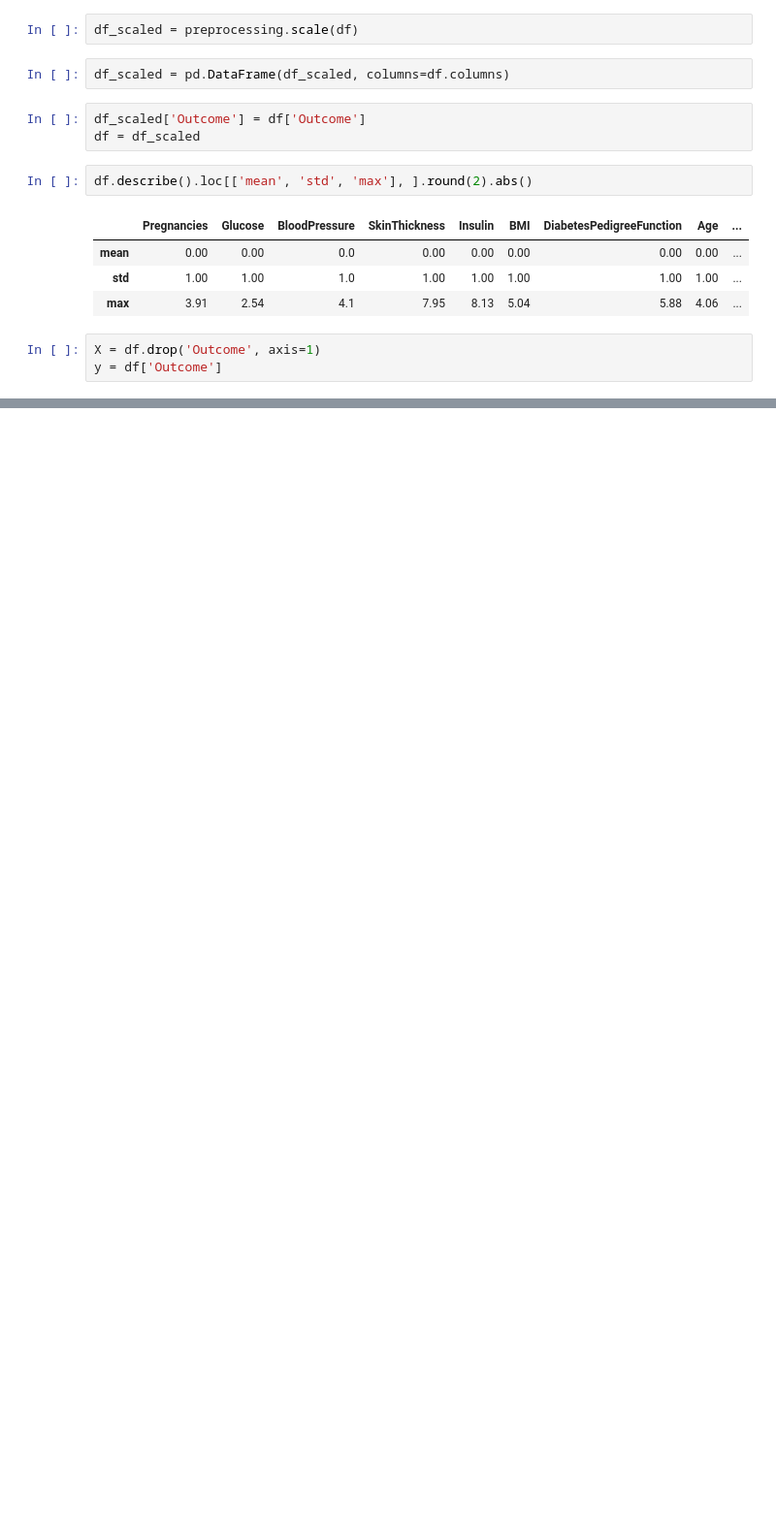
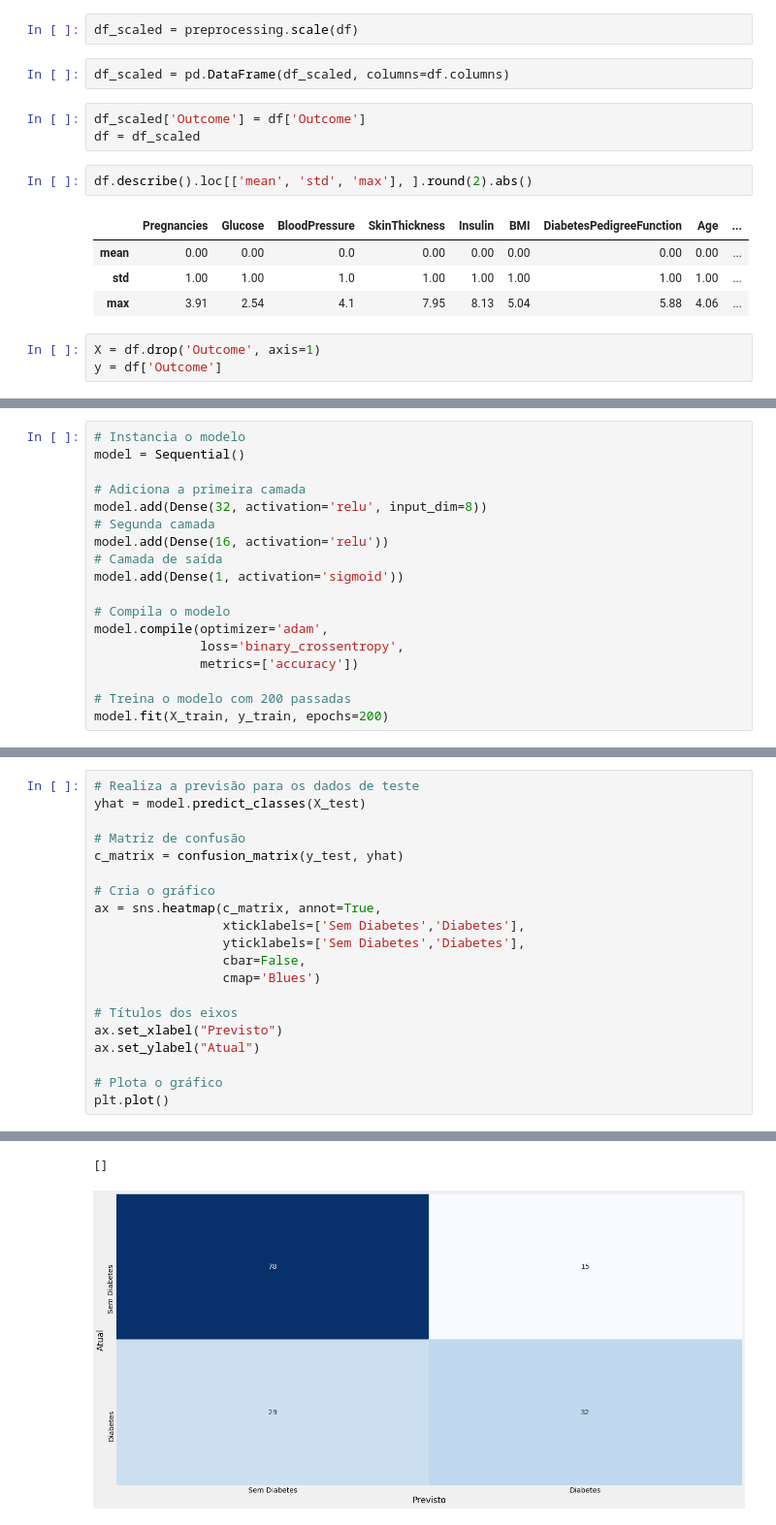
Before and after one commit to bobcastaldeli/Deep-Learning-Notes, a Jupyter notebook: Keras/02-Predicting-Diabetes-with-MLP.ipynb, the cells around one changed output, grey strips where cells are left out. Shown at 97% size. Cells and saved outputs as stored; diff of their text form; blank space fills up the shorter version.

```diff
--- a/Keras/02-Predicting-Diabetes-with-MLP.ipynb
+++ b/Keras/02-Predicting-Diabetes-with-MLP.ipynb
@@ -230 +237,19 @@ X_train, X_test, y_train, y_test = train_test_split(X, y, test_size=0.2)
 X_train, X_val, y_train, y_val = train_test_split(X_train, y_train, test_size=0.2)
+# %%
+# Instancia o modelo
+model = Sequential()
+
+# Adiciona a primeira camada
+model.add(Dense(32, activation='relu', input_dim=8))
+# Segunda camada
+model.add(Dense(16, activation='relu'))
+# Camada de saída
+model.add(Dense(1, activation='sigmoid'))
+
+# Compila o modelo
+model.compile(optimizer='adam',
+              loss='binary_crossentropy',
+              metrics=['accuracy'])
+
+# Treina o modelo com 200 passadas
+model.fit(X_train, y_train, epochs=200)
@@ -230,0 +288,21 @@ X_train, X_val, y_train, y_val = train_test_split(X_train, y_train, test_size=0.
+# %%
+# Realiza a previsão para os dados de teste
+yhat = model.predict_classes(X_test)
+
+# Matriz de confusão
+c_matrix = confusion_matrix(y_test, yhat)
+
+# Cria o gráfico
+ax = sns.heatmap(c_matrix, annot=True,
+                 xticklabels=['Sem Diabetes','Diabetes'],
+                 yticklabels=['Sem Diabetes','Diabetes'],
+                 cbar=False,
+                 cmap='Blues')
+
+# Títulos dos eixos
+ax.set_xlabel("Previsto")
+ax.set_ylabel("Atual")
+
+# Plota o gráfico
+plt.plot()
+# %% [output]
@@ -230,0 +312,2 @@ X_train, X_val, y_train, y_val = train_test_split(X_train, y_train, test_size=0.
+[]
+[figure, added]
```
Also changed, not shown: parts of 7 cells of this notebook.
